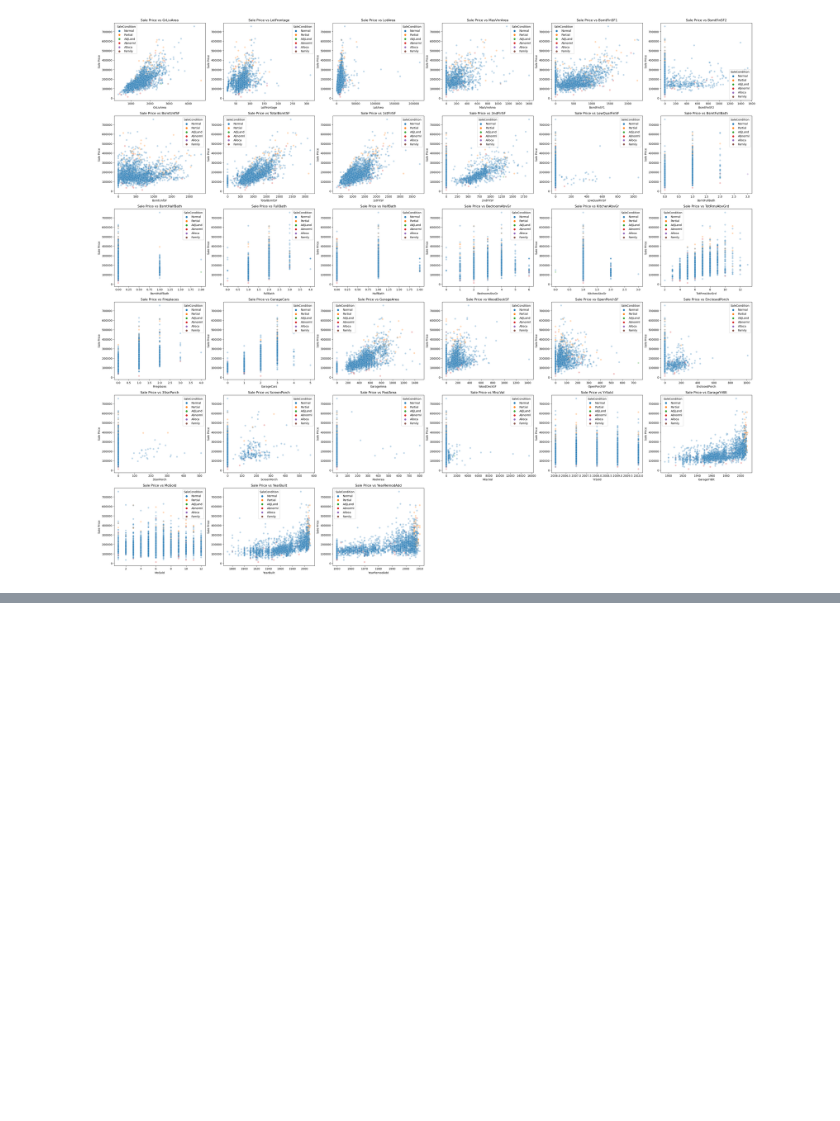
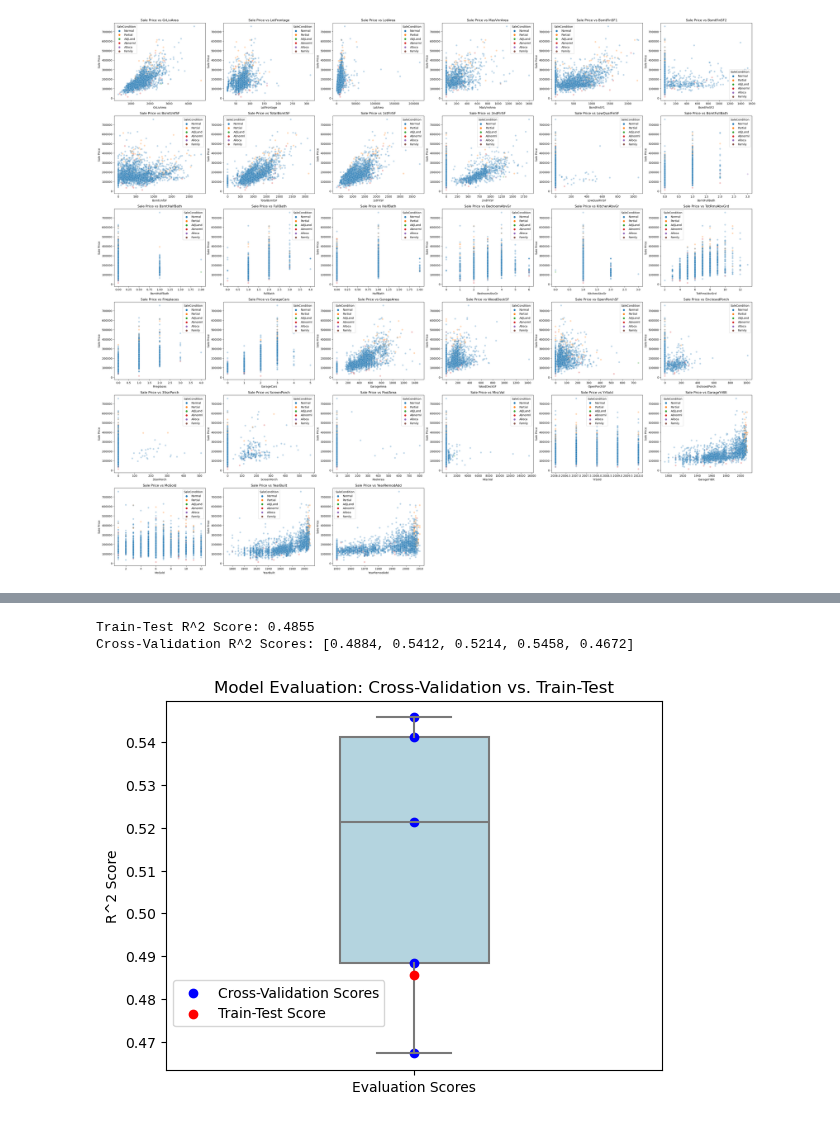
Before and after one commit to dimmediato/ML_Ames_Housing, a Jupyter notebook: Python/Ames_Data_Analysis.ipynb, the cells around one changed output, grey strips where cells are left out. Drawn from its saved outputs; the diff is of its cells as text; code cells hidden in the pictures; blank space fills up the shorter version.

```diff
--- a/Python/Ames_Data_Analysis.ipynb
+++ b/Python/Ames_Data_Analysis.ipynb
@@ -164,0 +142,64 @@ for j in range(i + 1, n_rows * n_cols):
+# %%
+# Load the Ames dataset
+import pandas as pd
+Ames = pd.read_csv('~/Documents/NYCDSA/Third Project/ML_Ames_Housing/data/Ames_Housing_Price_Data.csv')
+# Import Linear Regression, Train-Test, Cross-Validation from scikit-learn
+from sklearn.linear_model import LinearRegression
+from sklearn.model_selection import train_test_split, cross_val_score
+X = Ames[['GrLivArea']]  # Feature: GrLivArea
+y = Ames['SalePrice']    # Target: SalePrice
+# Split data into training and testing sets
+X_train, X_test, y_train, y_test = train_test_split(X, y, test_size=0.2, random_state=42)
+# Linear Regression model using Train-Test
+model = LinearRegression()
+model.fit(X_train, y_train)
+train_test_score = round(model.score(X_test, y_test), 4)
+print(f"Train-Test R^2 Score: {train_test_score}")
+# Perform 5-Fold Cross-Validation
+cv_scores = cross_val_score(model, X, y, cv=5)
+cv_scores_rounded = [round(score, 4) for score in cv_scores]
+print(f"Cross-Validation R^2 Scores: {cv_scores_rounded}")
+# Import Seaborn and Matplotlib
+import seaborn as sns
+import matplotlib.pyplot as plt
+# Assuming cv_scores_rounded contains your cross-validation scores
+# And train_test_score is your single train-test R^2 score
+# Plot the box plot for cross-validation scores
+cv_scores_df = pd.DataFrame(cv_scores_rounded, columns=['Cross-Validation Scores'])
+sns.boxplot(data=cv_scores_df, y='Cross-Validation Scores', width=0.3, color='lightblue', fliersize=0)
+# Overlay individual scores as points
+plt.scatter([0] * len(cv_scores_rounded), cv_scores_rounded, color='blue', label='Cross-Validation Scores')
+plt.scatter(0, train_test_score, color='red', zorder=5, label='Train-Test Score')
+# Plot the visual
+plt.title('Model Evaluation: Cross-Validation vs. Train-Test')
+plt.ylabel('R^2 Score')
+plt.xticks([0], ['Evaluation Scores'])
+plt.legend(loc='lower left', bbox_to_anchor=(0, +0.1))
+plt.show()
+# Import K-Fold and necessary libraries
+from sklearn.model_selection import KFold
+from sklearn.linear_model import LinearRegression
+from sklearn.metrics import r2_score
+# Select features and target
+X = Ames[['GrLivArea']].values  # Convert to numpy array for KFold
+y = Ames['SalePrice'].values    # Convert to numpy array for KFold
+# Initialize Linear Regression and K-Fold
+model = LinearRegression()
+kf = KFold(n_splits=5)
+# Manually perform K-Fold Cross-Validation
+for fold, (train_index, test_index) in enumerate(kf.split(X), start=1):
+    # Split the data into training and testing sets
+    X_train, X_test = X[train_index], X[test_index]
+    y_train, y_test = y[train_index], y[test_index]
+    # Fit the model and predict
+    model.fit(X_train, y_train)
+    y_pred = model.predict(X_test)
+    # Calculate and print the R^2 score for the current fold
+    print(f"Fold {fold}:")
+    print(f"TRAIN set size: {len(train_index)}")
+    print(f"TEST set size: {len(test_index)}")
+    print(f"R^2 score: {round(r2_score(y_test, y_pred), 4)}\n")
+# %% [output]
+Train-Test R^2 Score: 0.4855
+Cross-Validation R^2 Scores: [0.4884, 0.5412, 0.5214, 0.5458, 0.4672]
+[figure, added]
```
Also changed, not shown: parts of 5 cells of this notebook.
